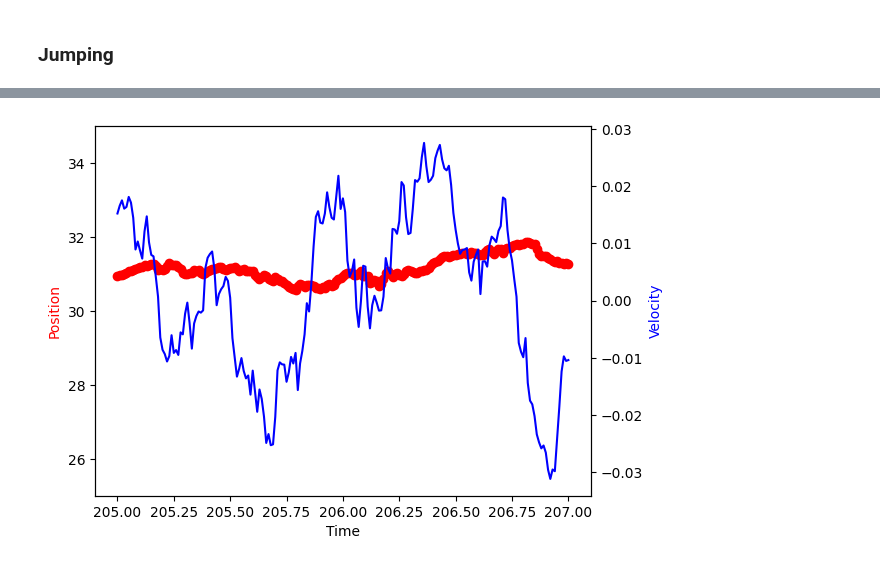
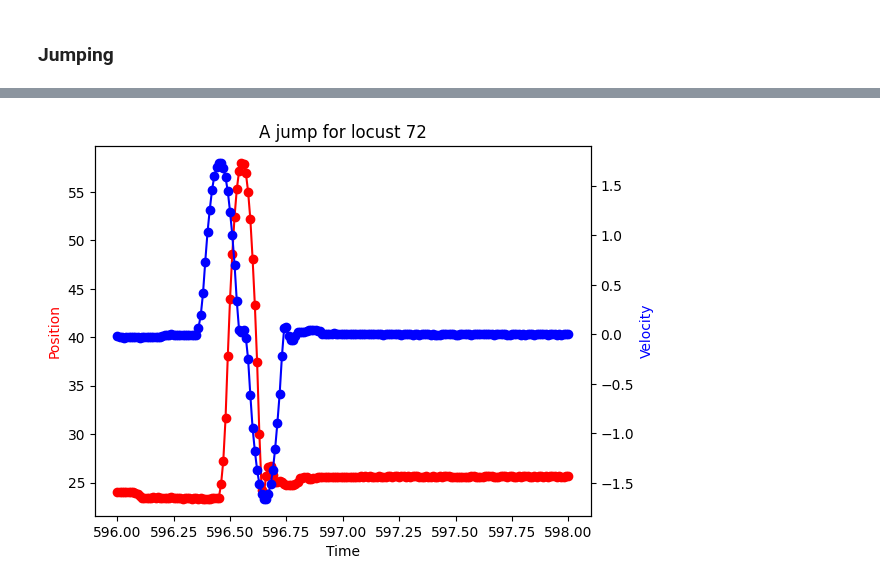
Before and after one commit to Mark-Bugden/Locust-Physics, a Jupyter notebook: Data Analysis/Introductory_data_Analysis.ipynb, the cells around one changed output, grey strips where cells are left out. Saved outputs shown, nothing was run; the diff lists cells and outputs as text; code cells hidden in the pictures.

```diff
--- a/Data Analysis/Introductory_data_Analysis.ipynb
+++ b/Data Analysis/Introductory_data_Analysis.ipynb
@@ -205,7 +208,7 @@ On average, the labels are missing data for this percentage of the dataset:
 # We also want to know which are the dead locusts. We do this by finding the markers which have very low average speed.
 # Restrict to looking at only the speed components of the dataframe
 speed_subset = [f'speed.{label}' for label in locust_markers]
-dead_locusts = [int(item[6:]) for item in ldf[speed_subset].loc[:, (ldf[speed_subset].mean()<0.01)].columns.tolist()]
+dead_locusts = [int(item[6:]) for item in ldf[speed_subset].loc[:, (ldf[speed_subset].mean()<0.1)].columns.tolist()]
 
 ldf.drop([f'X.{label}' for label in dead_locusts], axis=1, inplace=True)
 ldf.drop([f'Y.{label}' for label in dead_locusts], axis=1, inplace=True)
@@ -554,19 +572,20 @@ ldf[VZ_subset][ldf[VZ_subset] > 0.2].dropna()
 # %%
 plt.figure();
 
 
-ax = ldf[f'Z.{LocustNumber}'][205:207].plot(c='red', style='-o')
-ax.set_ylim(25,35)
+ax = ldf[f'Z.{72}'][596:598].plot(c='red', style='-o')
+#ax.set_ylim(20,45)
 
-ldf[f'VZ.{LocustNumber}'][205:207].plot(c='blue', secondary_y=True)
+ldf[f'VZ.{72}'][596:598].plot(c='blue',style='-o', secondary_y=True)
 
 
 
 ax.set_ylabel('Position', color='red')
 ax.right_ax.set_ylabel('Velocity', color='blue')
 
+plt.title('A jump for locust 72')
 
-
+plt.savefig('jump.png')
 plt.show()
 # %% [output]
-[figure, old version]
+[figure, new version]
```
Also changed, not shown: parts of 19 cells of this notebook.
